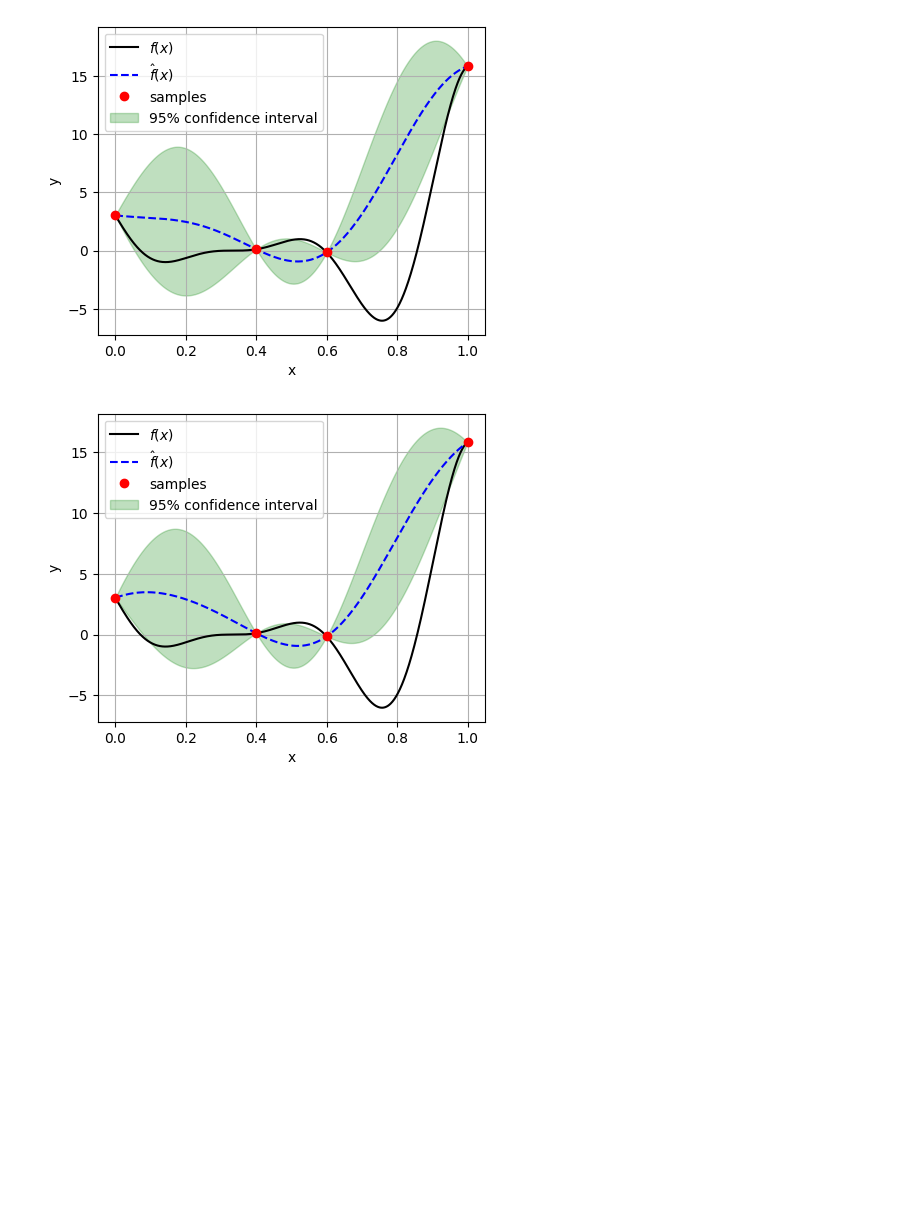
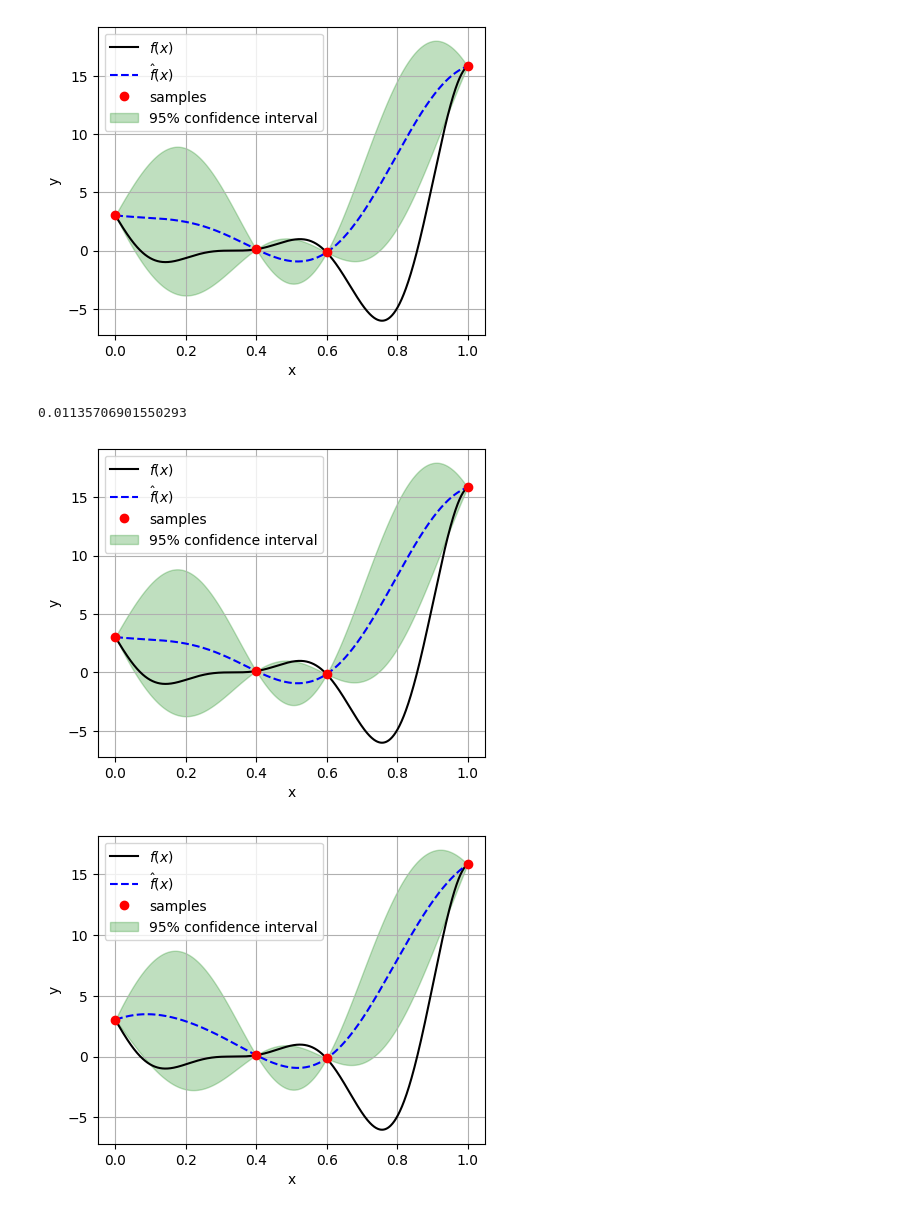
Before and after one commit to JiaxiangYi96/mfpml, a Jupyter notebook: tutorials/gaussian_process_regression.ipynb, the cells around one changed output. Drawn from its saved outputs; the diff is of its cells as text; code cells hidden in the pictures; blank space fills up the shorter version.

```diff
--- a/tutorials/gaussian_process_regression.ipynb
+++ b/tutorials/gaussian_process_regression.ipynb
@@ -53,6 +54,39 @@ plt.ylabel("y")
 plt.show()
 # %% [output]
 [figure]
+# %%
+gpr = GaussianProcessRegression(
+    design_space=func._input_domain,
+    regr=Ordinary(),
+    optimizer_restart=5, noise_prior=0.0
+)
+gpr.train(sample_x, sample_y)
+gpr_pre, gpr_std = gpr.predict(test_x, return_std=True)
+# %%
+gpr.training_time
+# %% [output]
+0.01135706901550293
+# %%
+# plot the prediction
+fig, ax = plt.subplots(figsize=(5, 4))
+ax.plot(test_x, test_y, "k-", label=r"$f(x)$")
+ax.plot(test_x, gpr_pre, "b--", label=r"$\hat{f}(x)$")
+ax.plot(sample_x, sample_y, "ro", label="samples")
+ax.fill_between(
+    test_x.reshape(-1),
+    (gpr_pre - 1.96 * gpr_std).reshape(-1),
+    (gpr_pre + 1.96 * gpr_std).reshape(-1),
+    alpha=0.25,
+    color="g",
+    label="95% confidence interval",
+)
+ax.legend(loc="best")
+ax.grid()
+plt.xlabel("x")
+plt.ylabel("y")
+plt.show()
+# %% [output]
+[figure, added]
 # %%
 # advanced usage
 # of course, you can change both the kernel, basis function and optimizer as
```
Also changed, not shown: parts of 10 cells of this notebook, 25 other files.
